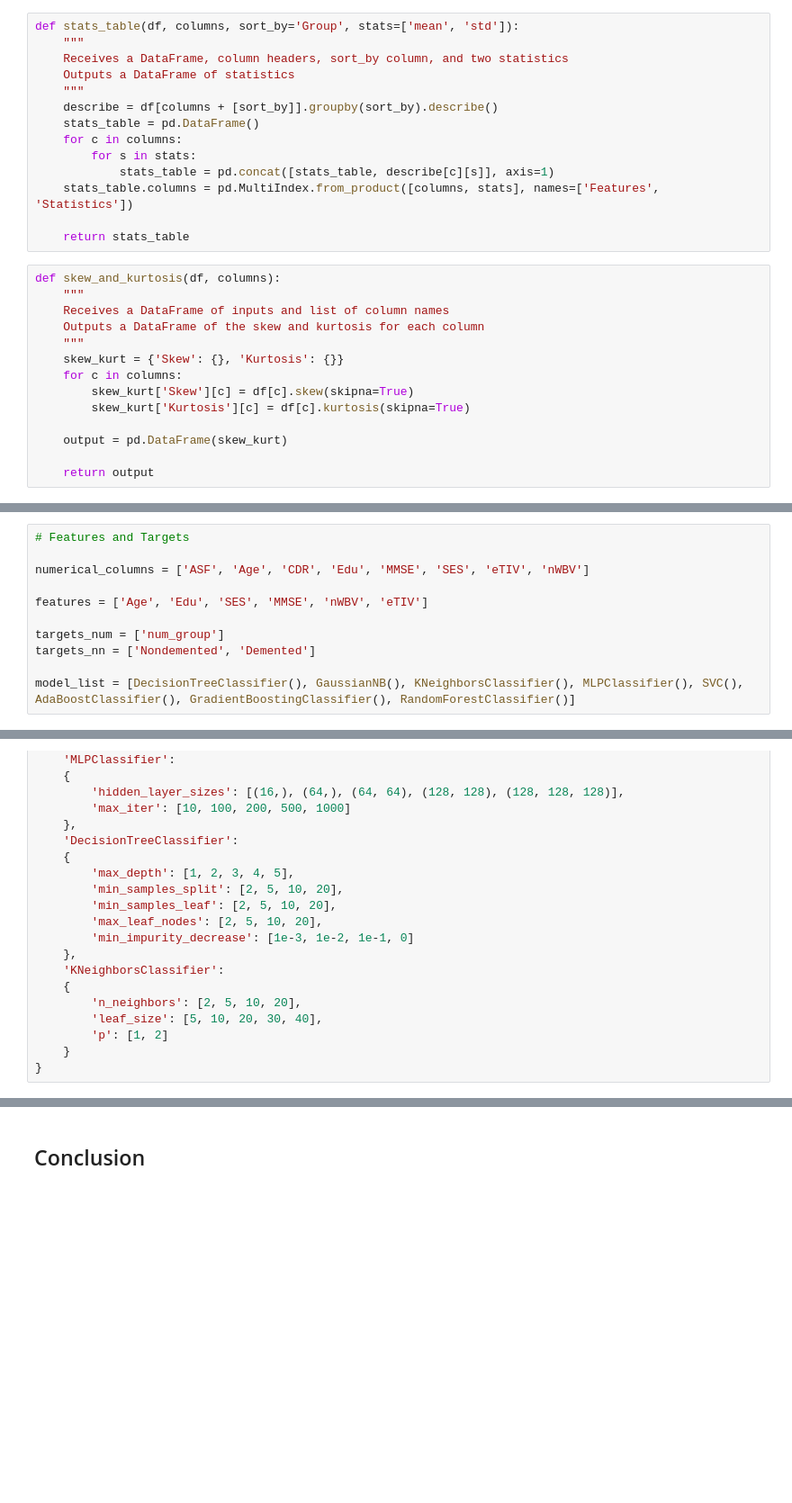
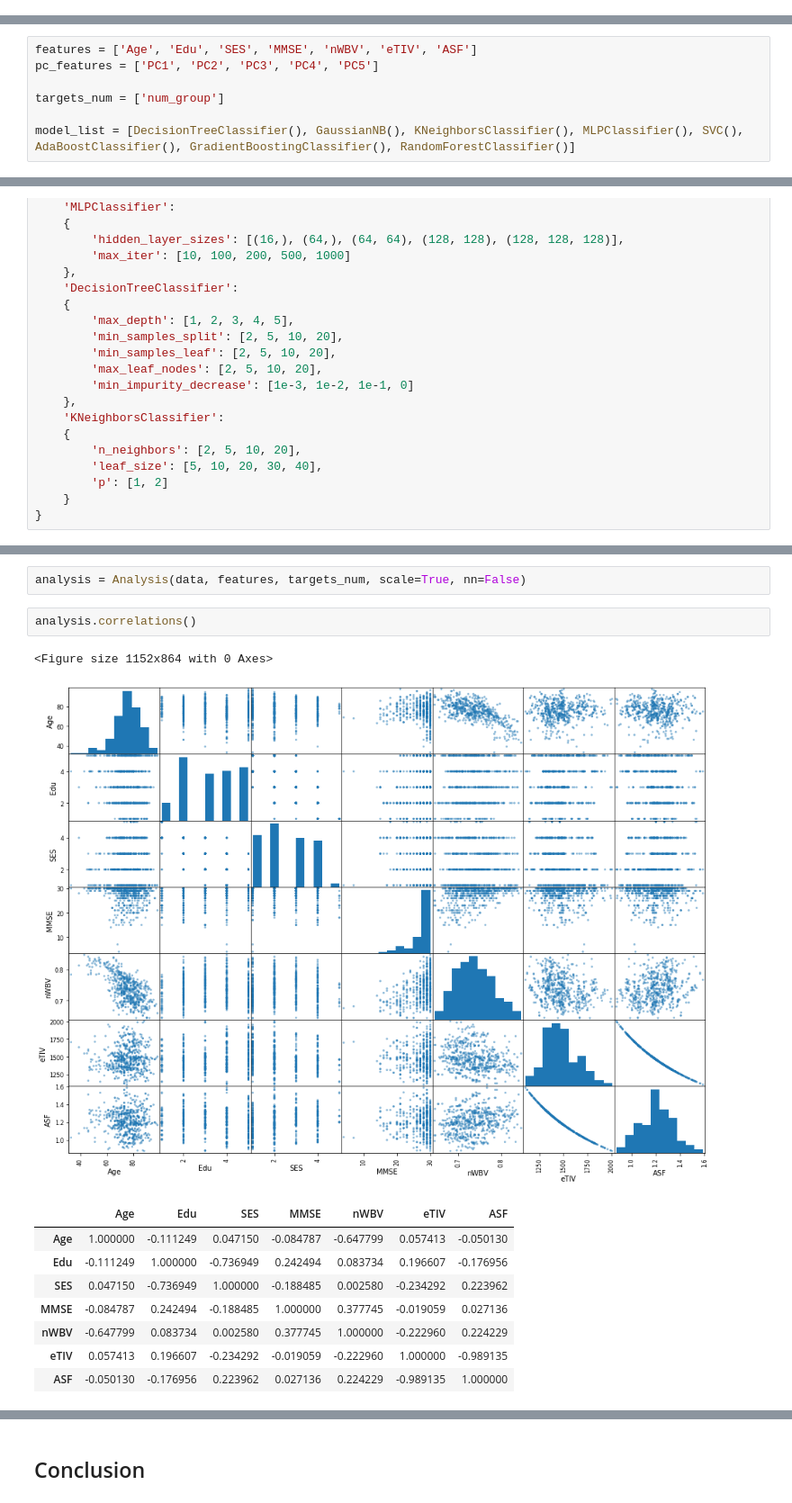
Before and after one commit to markcapece/dementia, a Jupyter notebook: MRI_and_Alzheimers.ipynb, the cells around one changed output, grey strips where cells are left out. Shown at 90% size. Saved outputs shown, nothing was run; the diff lists cells and outputs as text; blank space fills up the shorter version.

Commit message:
Add seventh feature ASF to native feature list. Add principal component analysis with associated PKL tables. Rework functions into Analysis class.

```diff
--- a/MRI_and_Alzheimers.ipynb
+++ b/MRI_and_Alzheimers.ipynb
@@ -327,28 +212,0 @@ def three_d_plot(df, columns=['MMSE', 'eTIV', 'nWBV']):
-# %%
-def stats_table(df, columns, sort_by='Group', stats=['mean', 'std']):
-    """
-    Receives a DataFrame, column headers, sort_by column, and two statistics
-    Outputs a DataFrame of statistics
-    """
-    describe = df[columns + [sort_by]].groupby(sort_by).describe()
-    stats_table = pd.DataFrame()
-    for c in columns:
-        for s in stats:
-            stats_table = pd.concat([stats_table, describe[c][s]], axis=1)
-    stats_table.columns = pd.MultiIndex.from_product([columns, stats], names=['Features', 'Statistics'])
-
-    return stats_table
-# %%
-def skew_and_kurtosis(df, columns):
-    """
-    Receives a DataFrame of inputs and list of column names
-    Outputs a DataFrame of the skew and kurtosis for each column
-    """
-    skew_kurt = {'Skew': {}, 'Kurtosis': {}}
-    for c in columns:
-        skew_kurt['Skew'][c] = df[c].skew(skipna=True)
-        skew_kurt['Kurtosis'][c] = df[c].kurtosis(skipna=True)
-
-    output = pd.DataFrame(skew_kurt)
-
-    return output
@@ -355,12 +417,8 @@ def skew_and_kurtosis(df, columns):
 # %%
-# Features and Targets
-
-numerical_columns = ['ASF', 'Age', 'CDR', 'Edu', 'MMSE', 'SES', 'eTIV', 'nWBV']
-
-features = ['Age', 'Edu', 'SES', 'MMSE', 'nWBV', 'eTIV']
+features = ['Age', 'Edu', 'SES', 'MMSE', 'nWBV', 'eTIV', 'ASF']
+pc_features = ['PC1', 'PC2', 'PC3', 'PC4', 'PC5']
 
 targets_num = ['num_group']
-targets_nn = ['Nondemented', 'Demented']
 
 model_list = [DecisionTreeClassifier(), GaussianNB(), KNeighborsClassifier(), MLPClassifier(), SVC(), AdaBoostClassifier(), GradientBoostingClassifier(), RandomForestClassifier()]
 # %%
@@ -571,0 +496,15 @@ pkld_analysis_mean.rolling(6).mean().plot()
+# %%
+analysis = Analysis(data, features, targets_num, scale=True, nn=False)
+# %%
+analysis.correlations()
+# %% [output]
+<Figure size 1152x864 with 0 Axes>
+[figure, added]
+|  | Age | Edu | SES | MMSE | nWBV | eTIV | ASF |
+| Age | 1.000000 | -0.111249 | 0.047150 | -0.084787 | -0.647799 | 0.057413 | -0.050130 |
+| Edu | -0.111249 | 1.000000 | -0.736949 | 0.242494 | 0.083734 | 0.196607 | -0.176956 |
+| SES | 0.047150 | -0.736949 | 1.000000 | -0.188485 | 0.002580 | -0.234292 | 0.223962 |
+| MMSE | -0.084787 | 0.242494 | -0.188485 | 1.000000 | 0.377745 | -0.019059 | 0.027136 |
+| nWBV | -0.647799 | 0.083734 | 0.002580 | 0.377745 | 1.000000 | -0.222960 | 0.224229 |
+| eTIV | 0.057413 | 0.196607 | -0.234292 | -0.019059 | -0.222960 | 1.000000 | -0.989135 |
+| ASF | -0.050130 | -0.176956 | 0.223962 | 0.027136 | 0.224229 | -0.989135 | 1.000000 |
```
Also changed, not shown: parts of 80 cells of this notebook, 4 other files.
